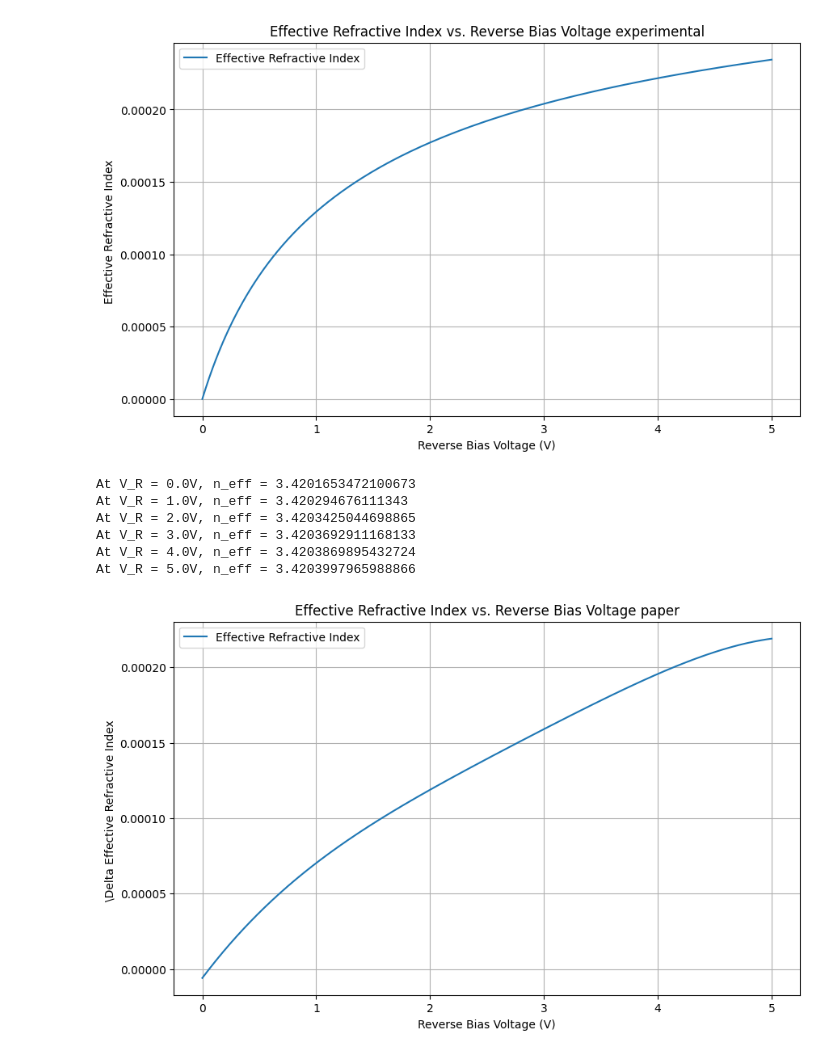
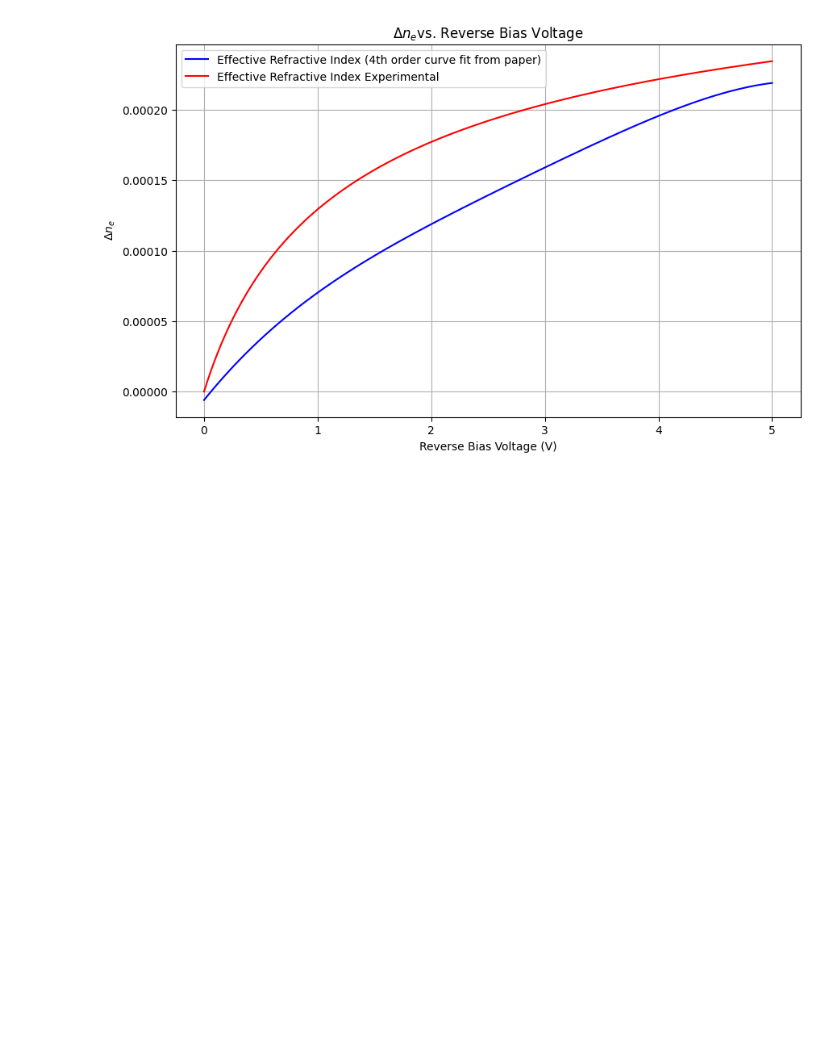
Before and after one commit to Rohan7Gupta/colab, a Jupyter notebook: drude_lorentz.ipynb, the cells around one changed output. Saved outputs shown, nothing was run; the diff lists cells and outputs as text; code cells hidden in the pictures; blank space fills up the shorter version.

```diff
--- a/drude_lorentz.ipynb
+++ b/drude_lorentz.ipynb
@@ -33,60 +33,38 @@ def plasma_frequency(V_R):
     W = depletion_width(V_R)
     n_0 = N_A  # Assuming n_0 is the initial carrier density
     n = n_0 * W_0 / W
     return np.sqrt(n * e**2 / (epsilon_0 * m_star))
 
 # Function to calculate permittivity
 def permittivity(V_R):
     omega_p = plasma_frequency(V_R)
     return epsilon_inf - omega_p**2 / (omega**2 + 1j * gamma * omega)
 
 # Function to calculate effective refractive index
 def n_effective(V_R):
     epsilon = permittivity(V_R)
     return np.sqrt(np.real(epsilon))
 
 def delta_n_formula(V):
     return -6*1e-7*pow(V,4) + 6.8 * 1e-6 * pow(V,3) - 3*1e-5*pow(V,2) + 1e-4*V - 6*1e-6
 
 # Voltage range
 V_R_range = np.linspace(0, 5, 500)  # Reverse bias voltage from 0 to 5 V
 
 # Calculate n_eff for each reverse bias voltage
 delta_n_eff_values = [(n_effective(V_R)-n_effective(0)) for V_R in V_R_range]# assuming arm 2 to has zero bias delta_n_eff = n_eff in arm1(changing bias) - n_eff (zero bias)
 
-# Plotting
+#curve fit values
+delta_neff_value_2 = [delta_n_formula(V_R) for V_R in V_R_range]
+
 plt.figure(figsize=(10, 6))
-plt.plot(V_R_range, (delta_n_eff_values), label='Effective Refractive Index')
+plt.plot(V_R_range, delta_neff_value_2, label='Effective Refractive Index (4th order curve fit from paper)', color = 'blue')
+plt.plot(V_R_range, (delta_n_eff_values), label='Effective Refractive Index Experimental' , color = 'red')
 plt.xlabel('Reverse Bias Voltage (V)')
-plt.ylabel('Effective Refractive Index ')
-plt.title('Effective Refractive Index vs. Reverse Bias Voltage experimental')
+plt.ylabel(' $\Delta n_e$ ')
+plt.title('$\Delta n_e$vs. Reverse Bias Voltage ')
 plt.grid(True)
 plt.legend()
 plt.show()
-
-V_R_range2 = np.arange(0, 5.1, 1)  # Reverse bias voltage from 0 to 5 V at 1V intervals
-
-# Calculate n_eff for each reverse bias voltage
-for V_R2 in V_R_range2:
-    n_eff2 = n_effective(V_R2)
-    print(f"At V_R = {V_R2}V, n_eff = {n_eff2}")
-
-
-delta_neff_value_2 = [delta_n_formula(V_R) for V_R in V_R_range]
-plt.figure(figsize=(10, 6))
-plt.plot(V_R_range, delta_neff_value_2, label='Effective Refractive Index')
-plt.xlabel('Reverse Bias Voltage (V)')
-plt.ylabel('\Delta Effective Refractive Index ')
-plt.title('Effective Refractive Index vs. Reverse Bias Voltage paper')
-plt.grid(True)
-plt.legend()
-plt.show()
 # %% [output]
-[figure, old version]
+[figure, new version]
-At V_R = 0.0V, n_eff = 3.4201653472100673
-At V_R = 1.0V, n_eff = 3.420294676111343
-At V_R = 2.0V, n_eff = 3.4203425044698865
-At V_R = 3.0V, n_eff = 3.4203692911168133
-At V_R = 4.0V, n_eff = 3.4203869895432724
-At V_R = 5.0V, n_eff = 3.4203997965988866
-[figure, removed]
```
